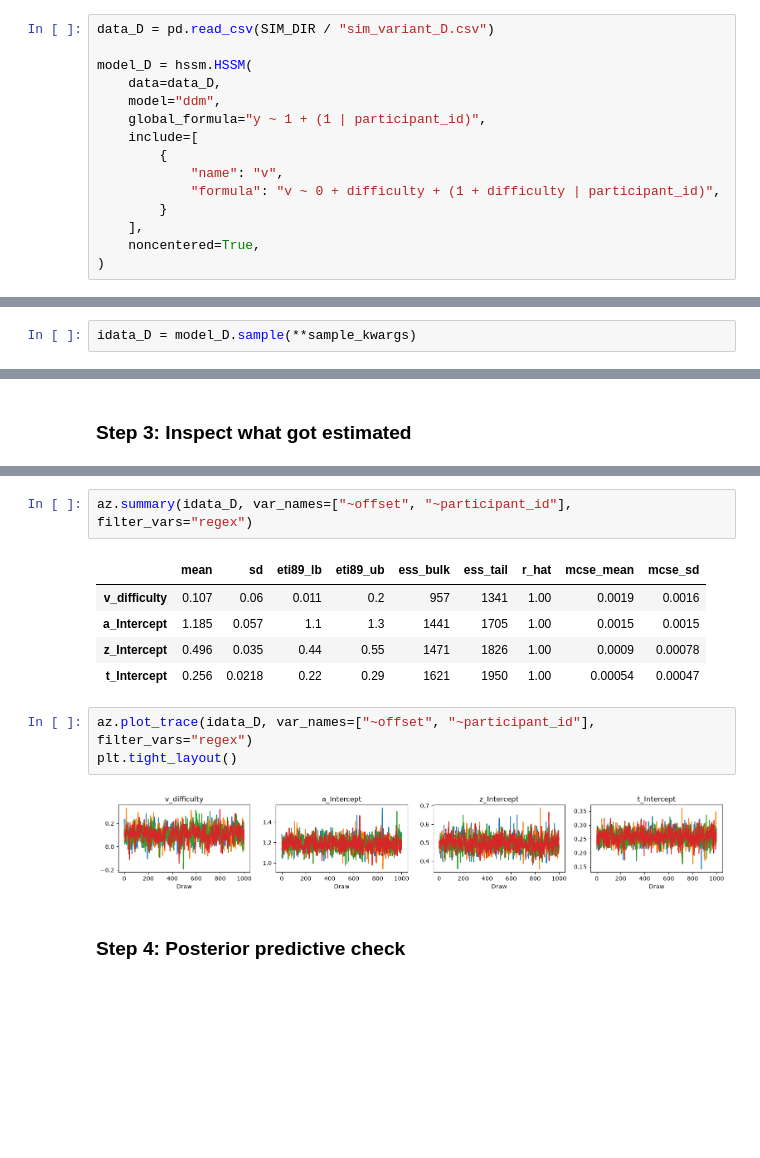
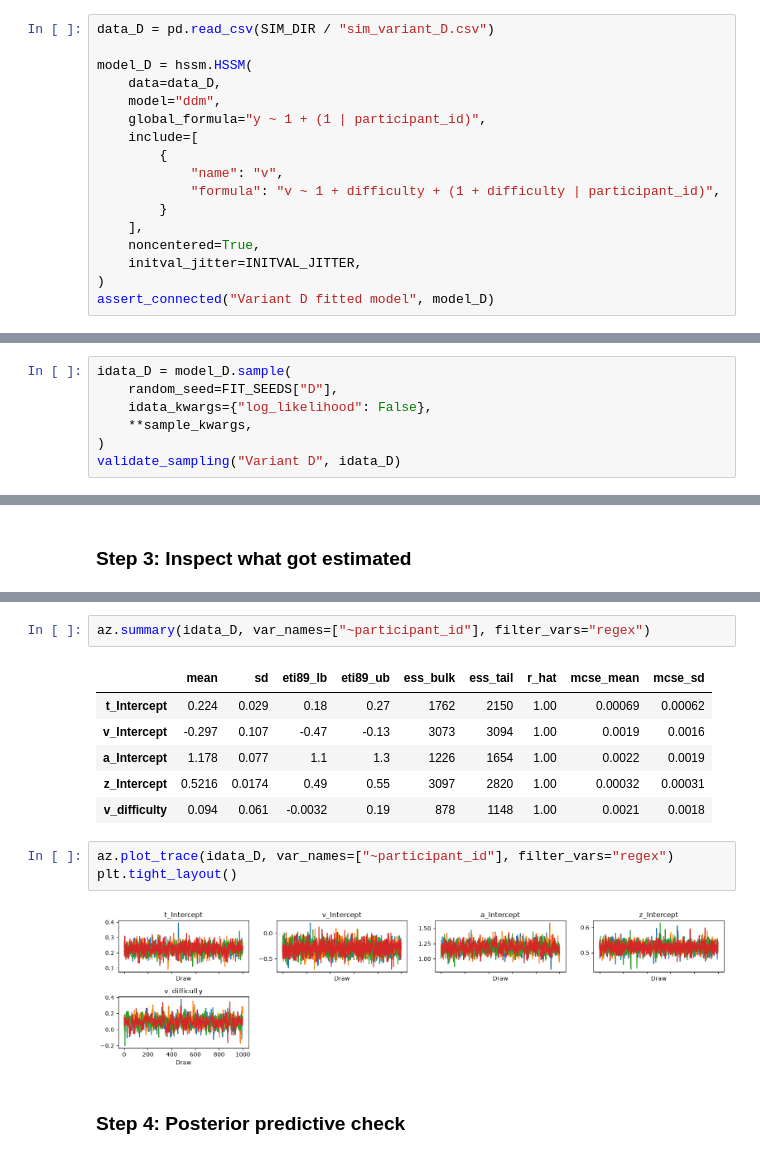
Before and after one commit to lnccbrown/HSSM, a Jupyter notebook: docs/tutorials/ddm_hierarchical_tutorial.ipynb, the cells around one changed output, grey strips where cells are left out. Saved outputs shown, nothing was run; the diff lists cells and outputs as text; blank space fills up the shorter version.

```diff
--- a/docs/tutorials/ddm_hierarchical_tutorial.ipynb
+++ b/docs/tutorials/ddm_hierarchical_tutorial.ipynb
@@ -946,9 +1232,11 @@ model_D = hssm.HSSM(
     include=[
         {
             "name": "v",
-            "formula": "v ~ 0 + difficulty + (1 + difficulty | participant_id)",
+            "formula": "v ~ 1 + difficulty + (1 + difficulty | participant_id)",
         }
     ],
     noncentered=True,
+    initval_jitter=INITVAL_JITTER,
 )
+assert_connected("Variant D fitted model", model_D)
 # %% [output]
@@ -978,7 +1265,12 @@ Lapse probability: 0.05
 Lapse distribution: Uniform(lower: 0.0, upper: 20.0)
 [drawing not drawn]
 # %%
-idata_D = model_D.sample(**sample_kwargs)
+idata_D = model_D.sample(
+    random_seed=FIT_SEEDS["D"],
+    idata_kwargs={"log_likelihood": False},
+    **sample_kwargs,
+)
+validate_sampling("Variant D", idata_D)
 # %% [output]
 Using default initvals.
 Initializing NUTS using adapt_diag...
@@ -1012,16 +1303,17 @@ az.summary(idata_D)
 # %%
-az.summary(idata_D, var_names=["~offset", "~participant_id"], filter_vars="regex")
+az.summary(idata_D, var_names=["~participant_id"], filter_vars="regex")
 # %% [output]
 |  | mean | sd | eti89_lb | eti89_ub | ess_bulk | ess_tail | r_hat | mcse_mean | mcse_sd |
-| v_difficulty | 0.107 | 0.06 | 0.011 | 0.2 | 957 | 1341 | 1.00 | 0.0019 | 0.0016 |
-| a_Intercept | 1.185 | 0.057 | 1.1 | 1.3 | 1441 | 1705 | 1.00 | 0.0015 | 0.0015 |
-| z_Intercept | 0.496 | 0.035 | 0.44 | 0.55 | 1471 | 1826 | 1.00 | 0.0009 | 0.00078 |
-| t_Intercept | 0.256 | 0.0218 | 0.22 | 0.29 | 1621 | 1950 | 1.00 | 0.00054 | 0.00047 |
+| t_Intercept | 0.224 | 0.029 | 0.18 | 0.27 | 1762 | 2150 | 1.00 | 0.00069 | 0.00062 |
+| v_Intercept | -0.297 | 0.107 | -0.47 | -0.13 | 3073 | 3094 | 1.00 | 0.0019 | 0.0016 |
+| a_Intercept | 1.178 | 0.077 | 1.1 | 1.3 | 1226 | 1654 | 1.00 | 0.0022 | 0.0019 |
+| z_Intercept | 0.5216 | 0.0174 | 0.49 | 0.55 | 3097 | 2820 | 1.00 | 0.00032 | 0.00031 |
+| v_difficulty | 0.094 | 0.061 | -0.0032 | 0.19 | 878 | 1148 | 1.00 | 0.0021 | 0.0018 |
 # %%
-az.plot_trace(idata_D, var_names=["~offset", "~participant_id"], filter_vars="regex")
+az.plot_trace(idata_D, var_names=["~participant_id"], filter_vars="regex")
 plt.tight_layout()
 # %% [output]
-[figure, old version]
+[figure, new version]
 # %% [markdown]
 ### Step 4: Posterior predictive check
 # %%
```
Also changed, not shown: parts of 50 cells of this notebook.
